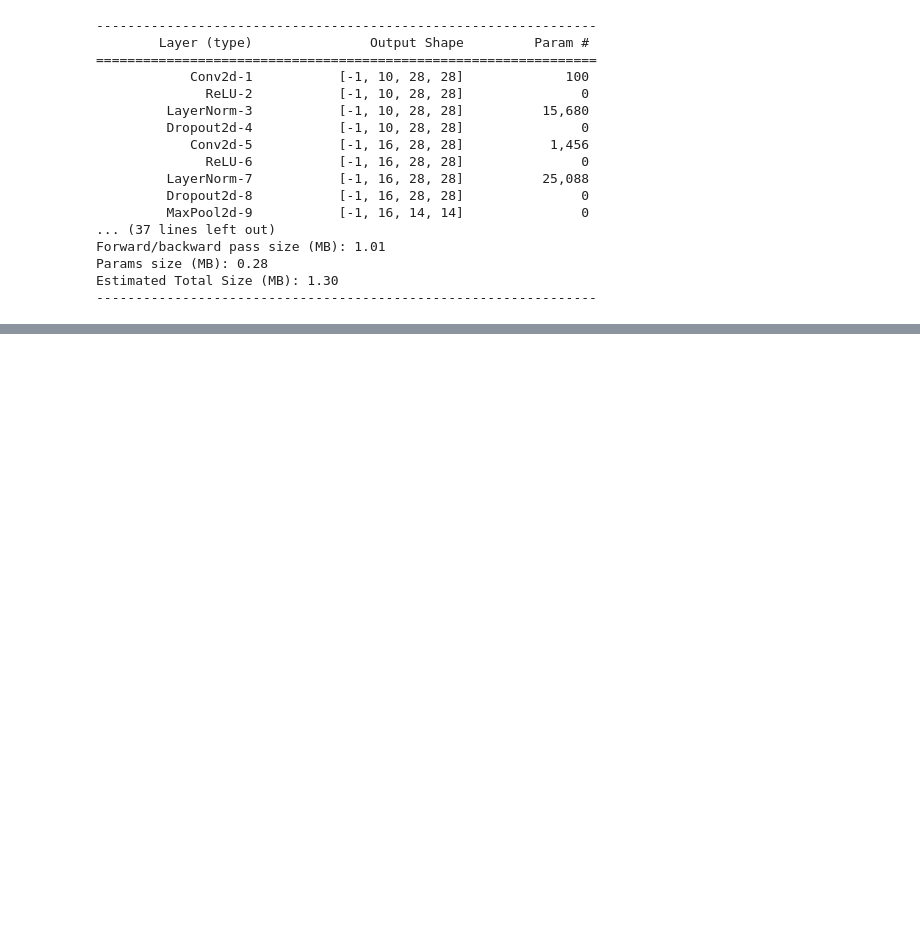
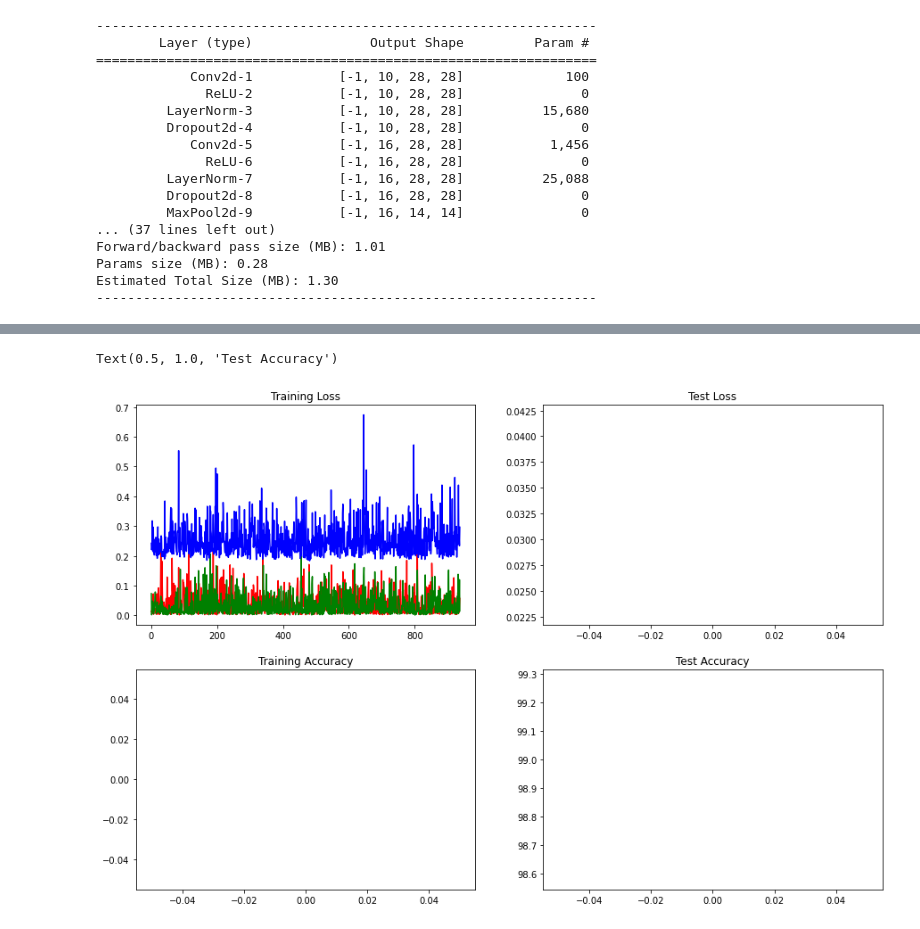
Before and after one commit to ajinkyakhadilkar/EVA-8, a Jupyter notebook: Assignment5/Assignment5.ipynb, the cells around one changed output, grey strips where cells are left out. Drawn from its saved outputs; the diff is of its cells as text; code cells hidden in the pictures; blank space fills up the shorter version.

```diff
--- a/Assignment5/Assignment5.ipynb
+++ b/Assignment5/Assignment5.ipynb
@@ -97,6 +132,6 @@ optimizer = optim.SGD(network.parameters(), lr=0.01, momentum=0.9)
 
 
 for epoch in range(1, 16):
-    train(network, device, train_loader, optimizer, epoch)
-    test(network, device, test_loader)
+    gn_train_losses, gn_train_acc = train(network, device, train_loader, optimizer, epoch)
+    gn_test_losses, gn_test_acc = test(network, device, test_loader)
 # %% [output]
@@ -135,12 +170,12 @@ Params size (MB): 0.28
 Estimated Total Size (MB): 1.30
 ----------------------------------------------------------------
 # %%
-network = model.get_network(model.Network.LAYER_NORM).to(device)
+#network = model.get_network(model.Network.LAYER_NORM).to(device)
 optimizer = optim.SGD(network.parameters(), lr=0.01, momentum=0.9)
 #scheduler = StepLR(optimizer, step_size=5, gamma=0.1)
 
 
 for epoch in range(1, 16):
-    train(network, device, train_loader, optimizer, epoch)
-    test(network, device, test_loader)
+    ln_train_losses, ln_train_acc = train(network, device, train_loader, optimizer, epoch)
+    ln_test_losses, ln_test_acc = test(network, device, test_loader)
 # %% [output]
@@ -159,0 +216,9 @@ Test set: Average loss: 0.0252, Accuracy: 9915/10000 (99.15%)
+# %%
+network = model.get_network(model.Network.BATCH_NORM).to(device)
+optimizer = optim.SGD(network.parameters(), lr=0.01, momentum=0.9)
+#scheduler = StepLR(optimizer, step_size=5, gamma=0.1)
+
+
+for epoch in range(1, 16):
+    bn_train_losses, bn_train_acc = train(network, device, train_loader, optimizer, epoch, use_lambda = True)
+    bn_test_losses, bn_test_acc = test(network, device, test_loader)
@@ -159,0 +239,26 @@ Test set: Average loss: 0.0252, Accuracy: 9915/10000 (99.15%)
+# %%
+from torch.functional import Tensor
+%matplotlib inline
+import matplotlib.pyplot as plt
+
+fig, axs = plt.subplots(2,2,figsize=(15,10))
+axs[0, 0].plot(torch.stack(gn_train_losses).cpu().detach().numpy(), color='r', label='GN')
+axs[0, 0].plot(torch.stack(ln_train_losses).cpu().detach().numpy(), color='g', label='LN')
+axs[0, 0].plot(torch.stack(bn_train_losses).cpu().detach().numpy(), color='b', label='L1+BN')
+axs[0, 0].set_title("Training Loss")
+axs[1, 0].plot(gn_train_acc[4000:], color='r', label='GN')
+axs[1, 0].plot(ln_train_acc[4000:], color='g', label='LN')
+axs[1, 0].plot(bn_train_acc[4000:], color='b', label='L1+BN')
+axs[1, 0].set_title("Training Accuracy")
+axs[0, 1].plot(gn_test_losses, color='r', label='GN')
+axs[0, 1].plot(ln_test_losses, color='g', label='LN')
+axs[0, 1].plot(bn_test_losses, color='b', label='L1+BN')
+axs[0, 1].set_title("Test Loss")
+#axs[1, 1].plot(test_acc)
+axs[1, 1].plot(gn_test_acc, color='r', label='GN')
+axs[1, 1].plot(ln_test_acc, color='g', label='LN')
+axs[1, 1].plot(bn_test_acc, color='b', label='L1+BN')
+axs[1, 1].set_title("Test Accuracy")
+# %% [output]
+Text(0.5, 1.0, 'Test Accuracy')
+[figure, added]
```
Also changed, not shown: parts of 7 cells of this notebook.
